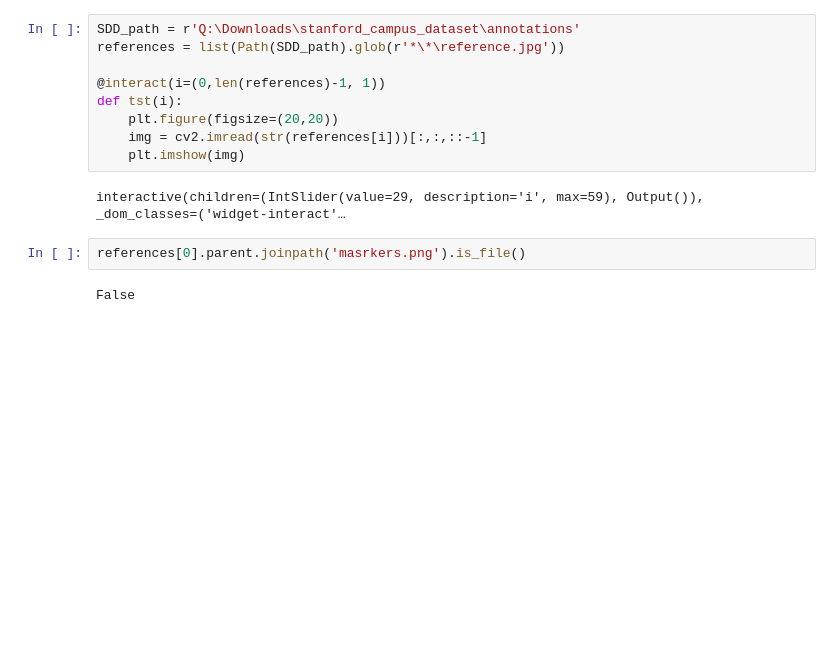
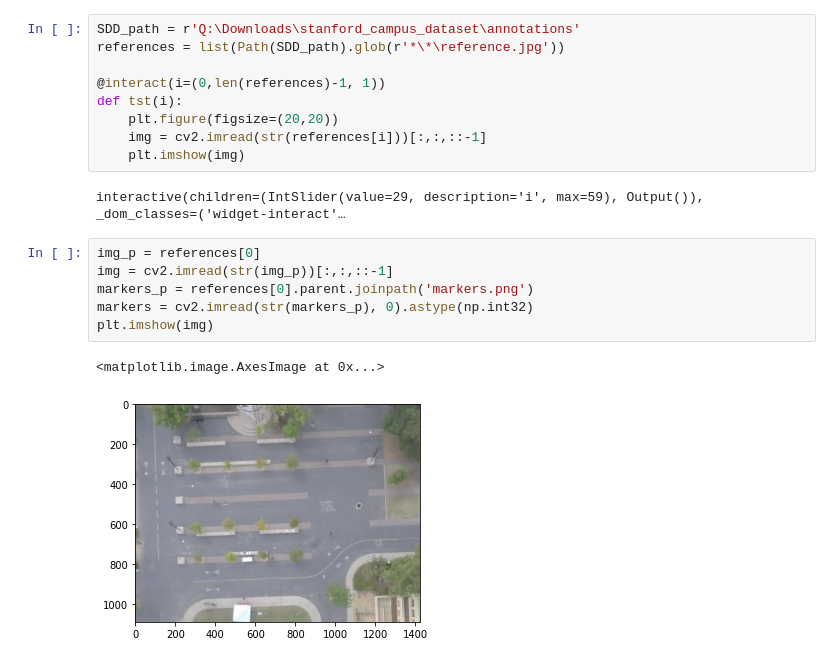
Before and after one commit to jedivova/StanfordDroneDataset-Segmentation, a Jupyter notebook: dataset parsing.ipynb, the cells around one changed output. Drawn from its saved outputs; the diff is of its cells as text; blank space fills up the shorter version.

```diff
--- a/dataset parsing.ipynb
+++ b/dataset parsing.ipynb
@@ -181,7 +135,12 @@ def tst(i):
     plt.imshow(img)
 # %% [output]
 interactive(children=(IntSlider(value=29, description='i', max=59), Output()), _dom_classes=('widget-interact'…
-# %%
-references[0].parent.joinpath('masrkers.png').is_file()
-# %% [output]
-False
+# %%
+img_p = references[0]
+img = cv2.imread(str(img_p))[:,:,::-1]
+markers_p = references[0].parent.joinpath('markers.png')
+markers = cv2.imread(str(markers_p), 0).astype(np.int32)
+plt.imshow(img)
+# %% [output]
+<matplotlib.image.AxesImage at 0x...>
+[figure, added]
```
Also changed, not shown: parts of 28 cells of this notebook, 35 other files.
